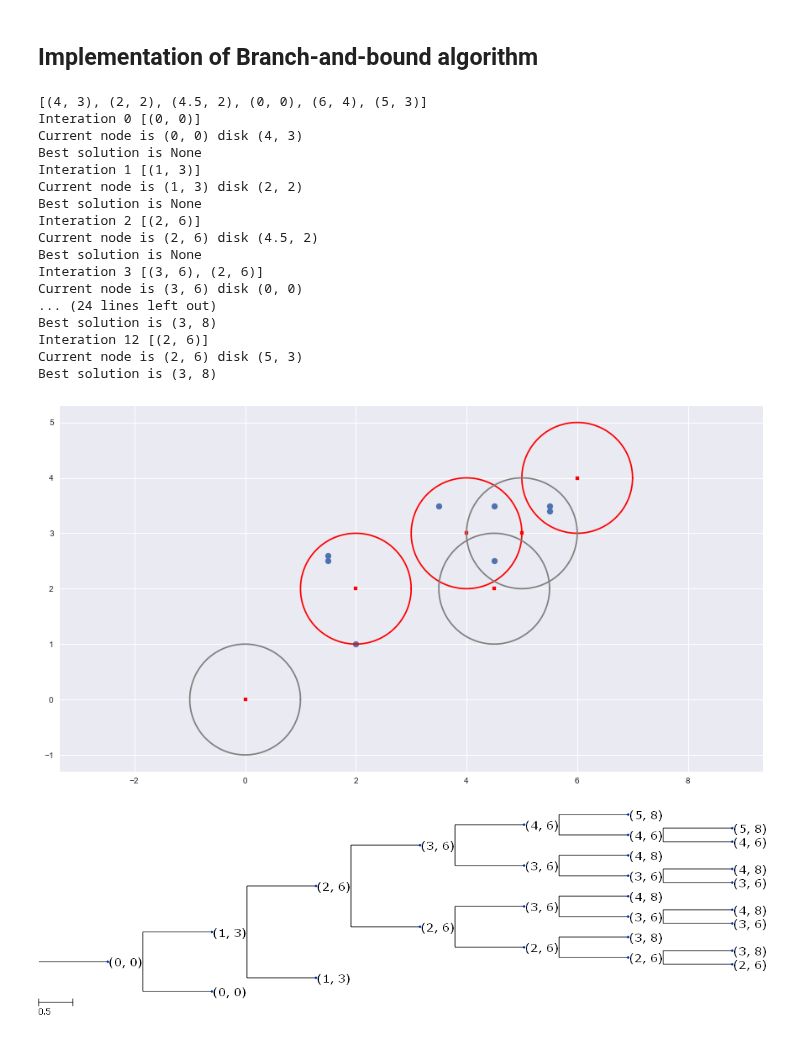
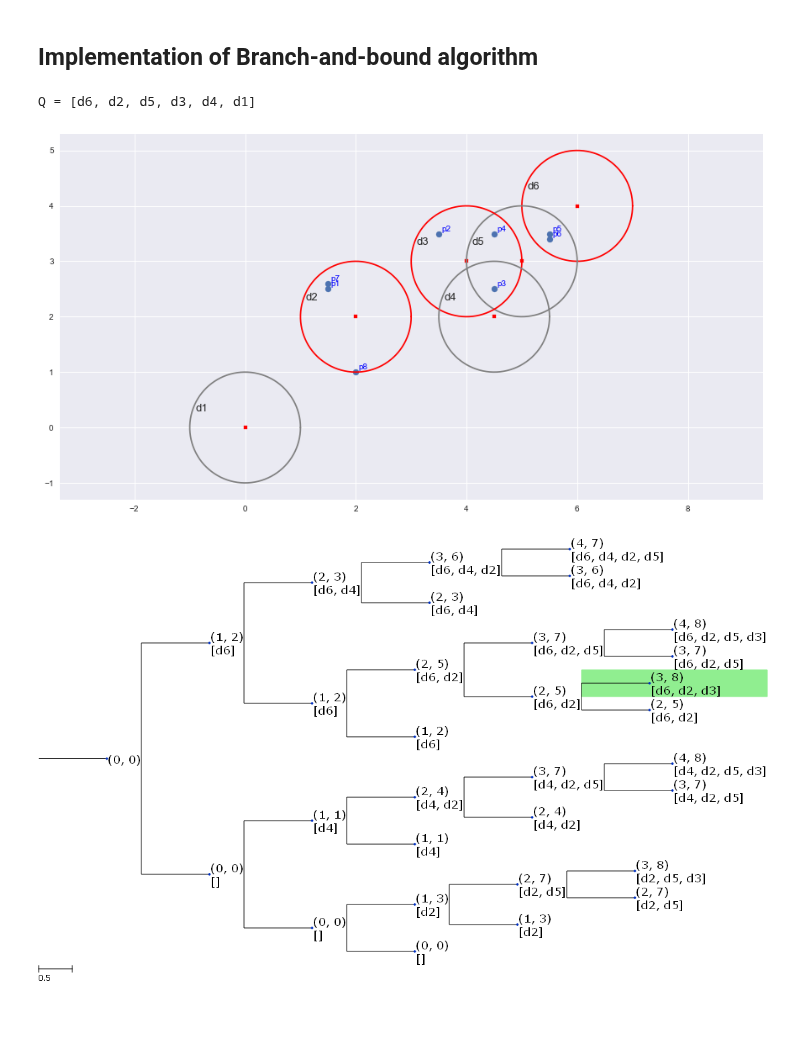
Before and after one commit to vesran/AAP, a Jupyter notebook: DUDC.ipynb, the cells around one changed output. Saved outputs shown, nothing was run; the diff lists cells and outputs as text; code cells hidden in the pictures.

Commit message:
corrections & cleaning & pretiffy plots

```diff
--- a/DUDC.ipynb
+++ b/DUDC.ipynb
@@ -120,6 +123,7 @@ class BBTree:
         if len(self.Q) == 0 or len(self.P) == 0:
             print("Leaf cannot be split")
             return None
+
         # Build disks and points for the left child
         current_disk = self.Q[0]
         remain_pts = [point for point in self.P if not current_disk.contains(point)]
@@ -140,17 +144,16 @@ def dudc_branch_and_bound(P, Q):
     best_solution_size, best_solution = len(Q)+1, None  # Best solution's size is upper bounded
     tree_to_develop = None
 
-    i = 0
+#     i = 0
     while len(to_visit) != 0:
-        print("Interation", i, to_visit)
-        i += 1
-
+#         print("Interation", i, to_visit)
+#         i += 1
         # Select the best realizable node
         tree_to_develop = to_visit[0]
         for tree in to_visit:
             if tree.h_value < tree_to_develop.h_value:
                 tree_to_develop = tree
-        print("Current node is", tree_to_develop, "disk", tree_to_develop.Q[0])
+#         print("Current node is", tree_to_develop, "disk", tree_to_develop.Q[0])
         to_visit.remove(tree_to_develop)
 
         # Find children
@@ -159,84 +162,69 @@ def dudc_branch_and_bound(P, Q):
             for child in children:
                 # Add not realizable node to tree for future visualisation
                 tree_to_develop.add_child(child)
-
                 child_is_solution = all(any(disk.contains(pt) for disk in child.solution) for pt in P)
                 if child.is_realizable(best_solution_size) and not child_is_solution:
                     to_visit.append(child)
                 elif child_is_solution and len(child.solution) < best_solution_size:
                     best_solution_size = len(child.solution)
                     best_solution = child
-        print(f"Best solution is {best_solution}")
+#         print(f"Best solution is {best_solution}")
     return best_solution, root
 
-
+Disk.count = 1
 P = [(1.5, 2.5), (3.5, 3.5), (4.5, 2.5), (4.5, 3.5), (5.5, 3.5), (5.5, 3.4), (1.5, 2.6), (2, 1)]
 Q = [Disk(0, 0), Disk(2, 2), Disk(4, 3), Disk(4.5, 2), Disk(5, 3), Disk(6, 4)]
 rand.shuffle(Q)
-print(Q)
+print(f"Q = {Q}")
 sol_node, root = dudc_branch_and_bound(P, Q)
-
 if sol_node is not None:
     colors = ['red' if disk in sol_node.solution else 'grey' for disk in Q]
     show(P, Q, colors=colors)
 # %% [output]
-[(4, 3), (2, 2), (4.5, 2), (0, 0), (6, 4), (5, 3)]
-Interation 0 [(0, 0)]
-Current node is (0, 0) disk (4, 3)
-Best solution is None
-Interation 1 [(1, 3)]
-Current node is (1, 3) disk (2, 2)
-Best solution is None
-Interation 2 [(2, 6)]
-Current node is (2, 6) disk (4.5, 2)
-Best solution is None
-Interation 3 [(3, 6), (2, 6)]
-Current node is (3, 6) disk (0, 0)
-... (24 lines left out)
-Best solution is (3, 8)
-Interation 12 [(2, 6)]
-Current node is (2, 6) disk (5, 3)
-Best solution is (3, 8)
+Q = [d6, d2, d5, d3, d4, d1]
-[figure, old version]
+[figure, new version]
 # %%
 import ete3 # pip install ete3 PyQt5
-from ete3 import AttrFace, faces
+from ete3 import AttrFace, NodeStyle
 
-def BBTree2ete(bbtree):
+def BBTree2ete(bbtree, solution=None):
     '''Converts a branch-and-bound tree to an ete3 tree for visualisation'''
+    def custom_layout(node):
+        '''Adds the name face to the image at the preferred position'''
+        name_face = AttrFace("name")
+        faces.add_face_to_node(name_face, node, column=0, position="branch-right")
+
     res_tree = ete3.Tree()
     res_tree.name = repr(bbtree)
     bbtree_to_visit = [bbtree]
     ete_to_visit = [res_tree]
 
     while len(bbtree_to_visit) > 0:
         current_bbtree = bbtree_to_visit.pop(0)
         current_ete = ete_to_visit.pop(0)
 
         for bbchild in current_bbtree.children:
-            ete_child = ete3.Tree(name=repr(bbchild))
+            ete_child = ete3.Tree(name=repr(bbchild)+f'\n{bbchild.solution}')
             current_ete.add_child(ete_child)
+            if bbchild == solution:
+                style = NodeStyle()
+                style["bgcolor"] = "Light Green"
+                ete_child.set_style(style)
 
             # Visit child's children if it's not a leaf
             if len(bbchild.children) > 0:
                 bbtree_to_visit.append(bbchild)
                 ete_to_visit.append(ete_child)
-    return res_tree
 
-def my_layout(node):
-    # Adds the name face to the image at the preferred position
-    name_face = AttrFace("name")
-    faces.add_face_to_node(name_face, node, column=0, position="branch-right")
-
-# Tree style parameters
-ts = ete3.TreeStyle()
-ts.scale =  100 # 100 pixels per branch length unit
-ete_tree = BBTree2ete(root)
-ts.show_leaf_name = False
-ts.layout_fn = my_layout
+    # Tree style parameters
+    ts = ete3.TreeStyle()
+    ts.scale =  100 # 100 pixels per branch length unit
+    ts.show_leaf_name = False
+    ts.layout_fn = custom_layout
+    return res_tree, ts
 
 # Display
-# print(ete_tree.get_ascii(show_internal=True))
+ete_tree, ts = BBTree2ete(root, sol_node)
 ete_tree.render("%%inline", tree_style=ts)
 # %% [output]
-[figure, old version]
+[figure, new version]
```
Also changed, not shown: parts of 2 cells of this notebook, 1 other file.
